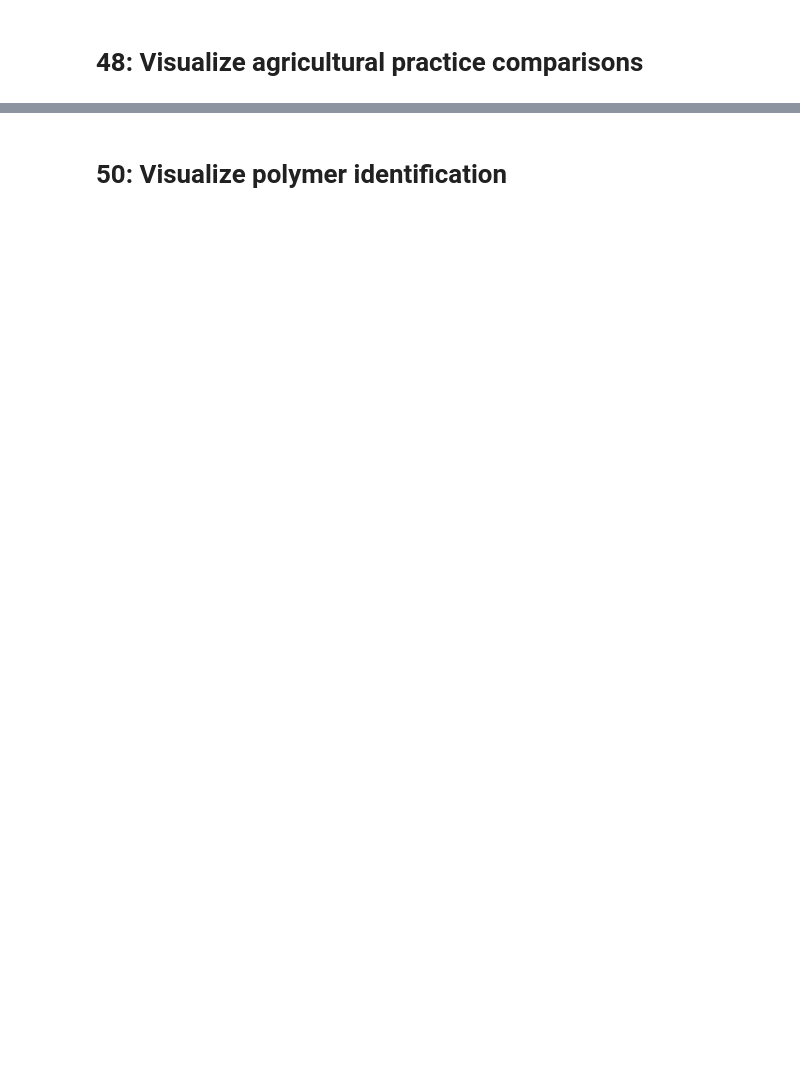
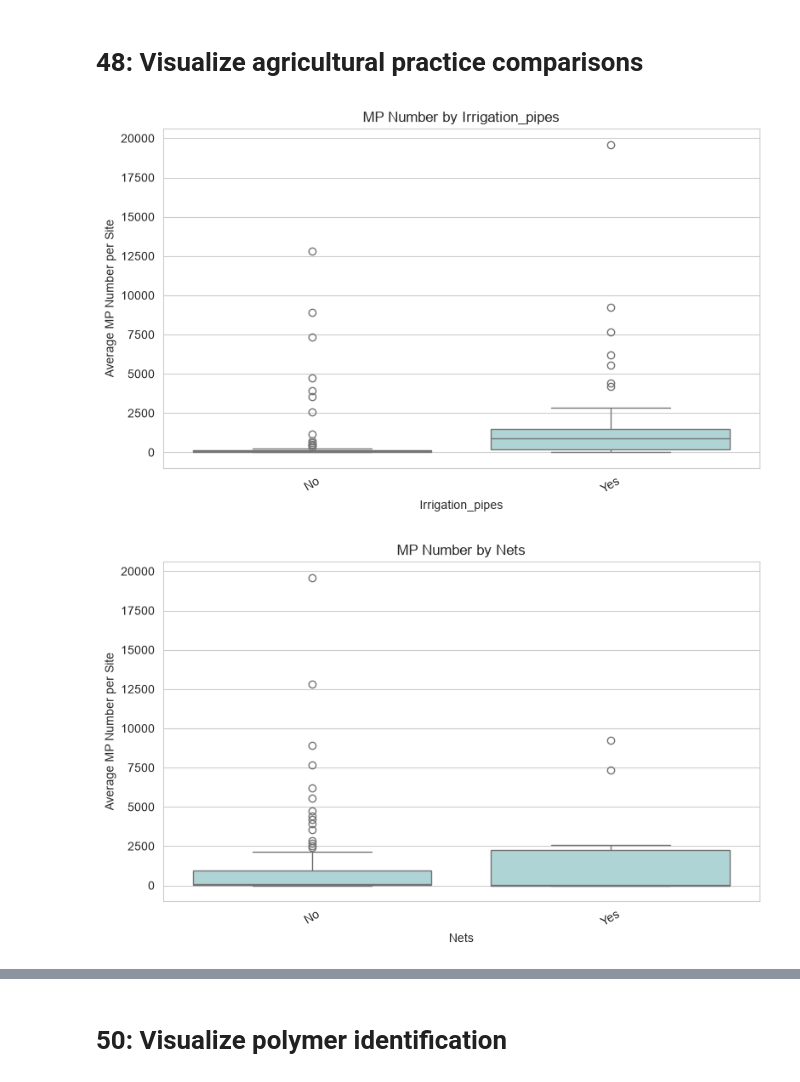
Before and after one commit to ni8hat/soil_microplastic, a Jupyter notebook: soil_microplastic.ipynb, the cells around one changed output, grey strips where cells are left out. Drawn from its saved outputs; the diff is of its cells as text; code cells hidden in the pictures; blank space fills up the shorter version.

```diff
--- a/soil_microplastic.ipynb
+++ b/soil_microplastic.ipynb
@@ -1591,32 +2166,32 @@ practice_comparison.round(2)
 # %%
 # VISUALIZATION: AGRICULTURAL PRACTICES VS MICROPLASTICS
 
 for col in practice_analysis_columns:
 
-    if col in master_data.columns:
+    if col in agriculture_analysis.columns:
 
         plt.figure(figsize=(8, 5))
 
-        sns.barplot(
-            data=master_data,
+        sns.boxplot(
+            data=agriculture_analysis,
             x=col,
             y="MP_number",
-            errorbar=None,
-            hue=col,
-            palette="coolwarm",
-            legend=False
+            color="#A8DADC"
         )
 
-        plt.title(f"Microplastic Concentration by {col}")
+        plt.title(f"MP Number by {col}")
         plt.xlabel(col)
-        plt.ylabel("Average Microplastic Number")
+        plt.ylabel("Average MP Number per Site")
         plt.xticks(rotation=30)
 
         plt.tight_layout()
 
         plt.savefig(
             os.path.join(FIG_DIR, f"mp_by_{col}.png"),
             bbox_inches="tight"
         )
 
         plt.show()
+# %% [output]
+[figure, added]
+[figure, added]
```
Also changed, not shown: parts of 58 cells of this notebook, 8 other files.
